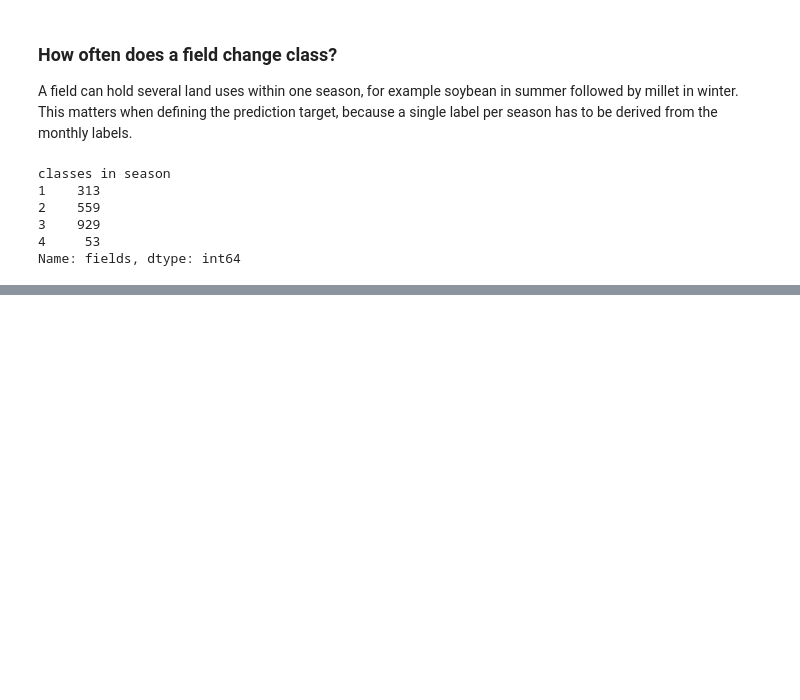
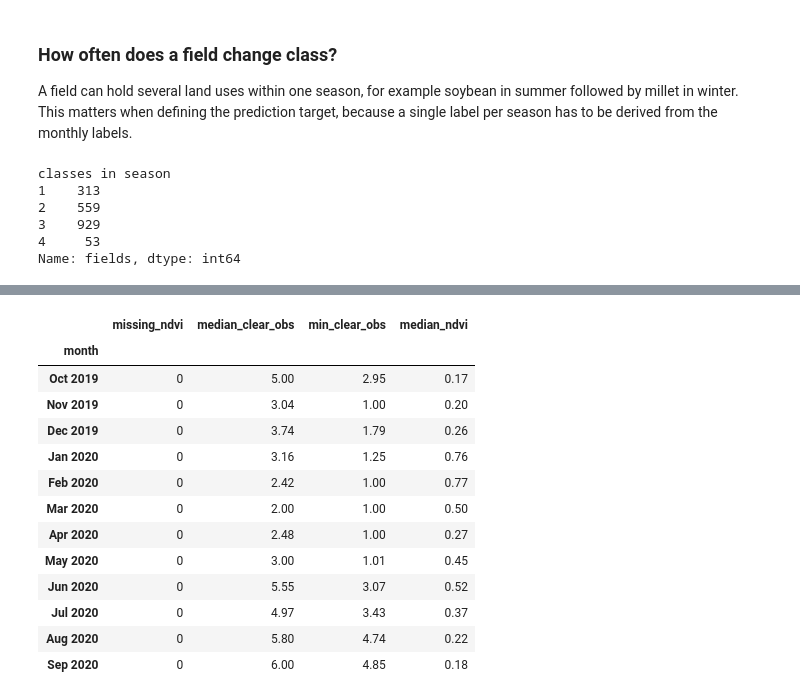
Before and after one commit to lucasmd30/crop-classification-sentinel2, a Jupyter notebook: crop_classification.ipynb, the cells around one changed output, grey strips where cells are left out. Saved outputs shown, nothing was run; the diff lists cells and outputs as text; code cells hidden in the pictures; blank space fills up the shorter version.

```diff
--- a/crop_classification.ipynb
+++ b/crop_classification.ipynb
@@ -221,0 +248,29 @@ sample[["id", "month"]].join(values).head(10)
+# %%
+assert len(features) == len(fields) * len(MONTHS), "Expected one row per field and month"
+assert features["label"].notna().all(), "Every row needs a label"
+assert features[["NDVI", "NDWI"]].stack().between(-1, 1).all(), "Normalized indices must be between -1 and 1"
+assert features[BANDS].stack().ge(0).all(), "Reflectance cannot be negative"
+
+quality = features.groupby("month").agg(
+    missing_ndvi=("NDVI", lambda values: int(values.isna().sum())),
+    median_clear_obs=("clear_obs", "median"),
+    min_clear_obs=("clear_obs", "min"),
+    median_ndvi=("NDVI", "median"),
+).round(2)
+quality.index = quality.index.strftime("%b %Y")
+quality
+# %% [output]
+|  | missing_ndvi | median_clear_obs | min_clear_obs | median_ndvi |
+| month |  |  |  |  |
+| Oct 2019 | 0 | 5.00 | 2.95 | 0.17 |
+| Nov 2019 | 0 | 3.04 | 1.00 | 0.20 |
+| Dec 2019 | 0 | 3.74 | 1.79 | 0.26 |
+| Jan 2020 | 0 | 3.16 | 1.25 | 0.76 |
+| Feb 2020 | 0 | 2.42 | 1.00 | 0.77 |
+| Mar 2020 | 0 | 2.00 | 1.00 | 0.50 |
+| Apr 2020 | 0 | 2.48 | 1.00 | 0.27 |
+| May 2020 | 0 | 3.00 | 1.01 | 0.45 |
+| Jun 2020 | 0 | 5.55 | 3.07 | 0.52 |
+| Jul 2020 | 0 | 4.97 | 3.43 | 0.37 |
+| Aug 2020 | 0 | 5.80 | 4.74 | 0.22 |
+| Sep 2020 | 0 | 6.00 | 4.85 | 0.18 |
```
Also changed, not shown: parts of 7 cells of this notebook, 2 other files.
